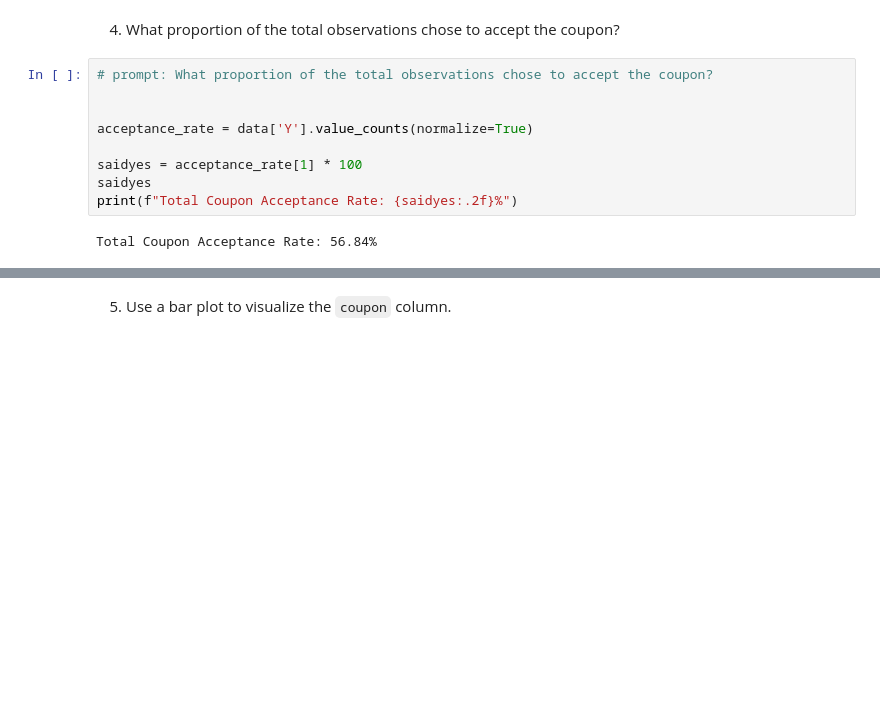
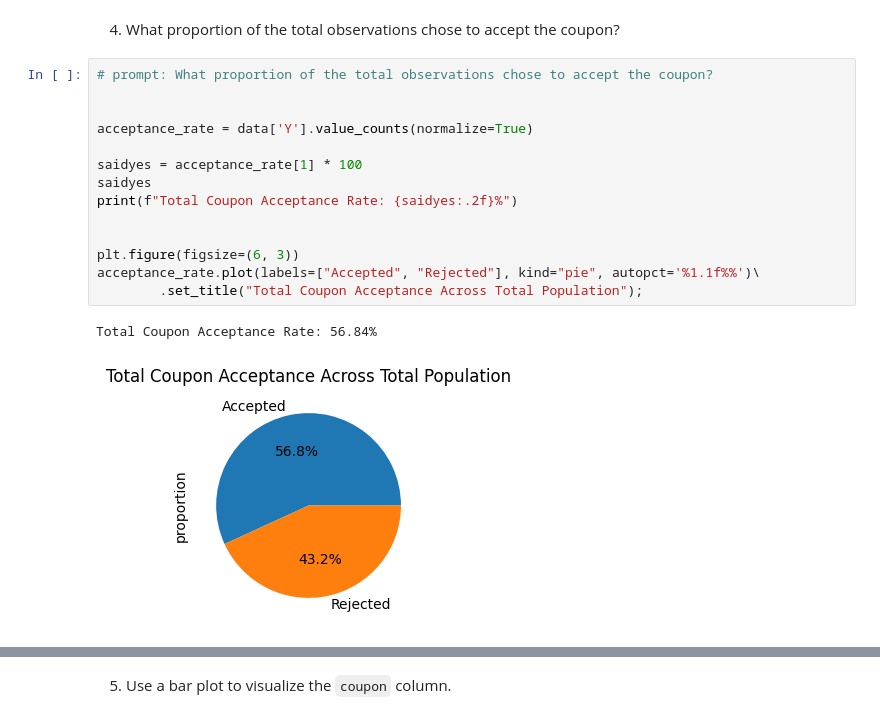
Before and after one commit to arethasamuel/BerkeleyMachineLearning, a Jupyter notebook: Module5.ipynb, the cells around one changed output, grey strips where cells are left out. Saved outputs shown, nothing was run; the diff lists cells and outputs as text; blank space fills up the shorter version.

```diff
--- a/Module5.ipynb
+++ b/Module5.ipynb
@@ -168,11 +166,17 @@ array([1, 0, 8, 4])
 # %%
 # prompt: What proportion of the total observations chose to accept the coupon?
 
 
 acceptance_rate = data['Y'].value_counts(normalize=True)
 
 saidyes = acceptance_rate[1] * 100
 saidyes
 print(f"Total Coupon Acceptance Rate: {saidyes:.2f}%")
+
+
+plt.figure(figsize=(6, 3))
+acceptance_rate.plot(labels=["Accepted", "Rejected"], kind="pie", autopct='%1.1f%%')\
+        .set_title("Total Coupon Acceptance Across Total Population");
 # %% [output]
 Total Coupon Acceptance Rate: 56.84%
+[figure, added]
```
Also changed, not shown: parts of 9 cells of this notebook.
